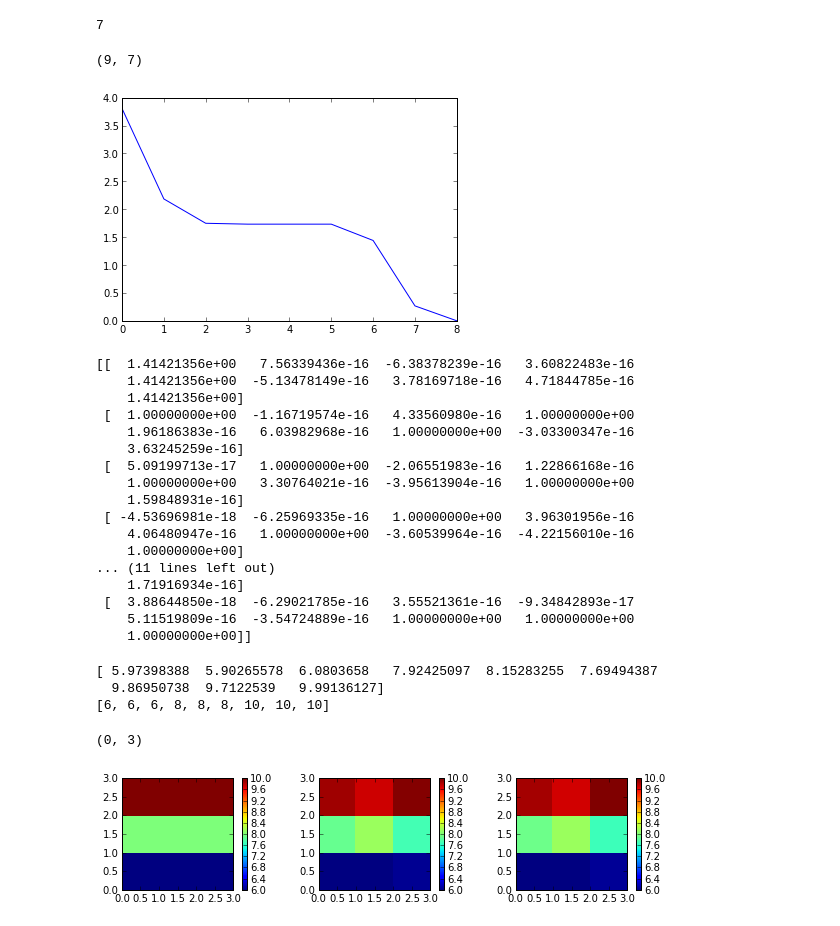
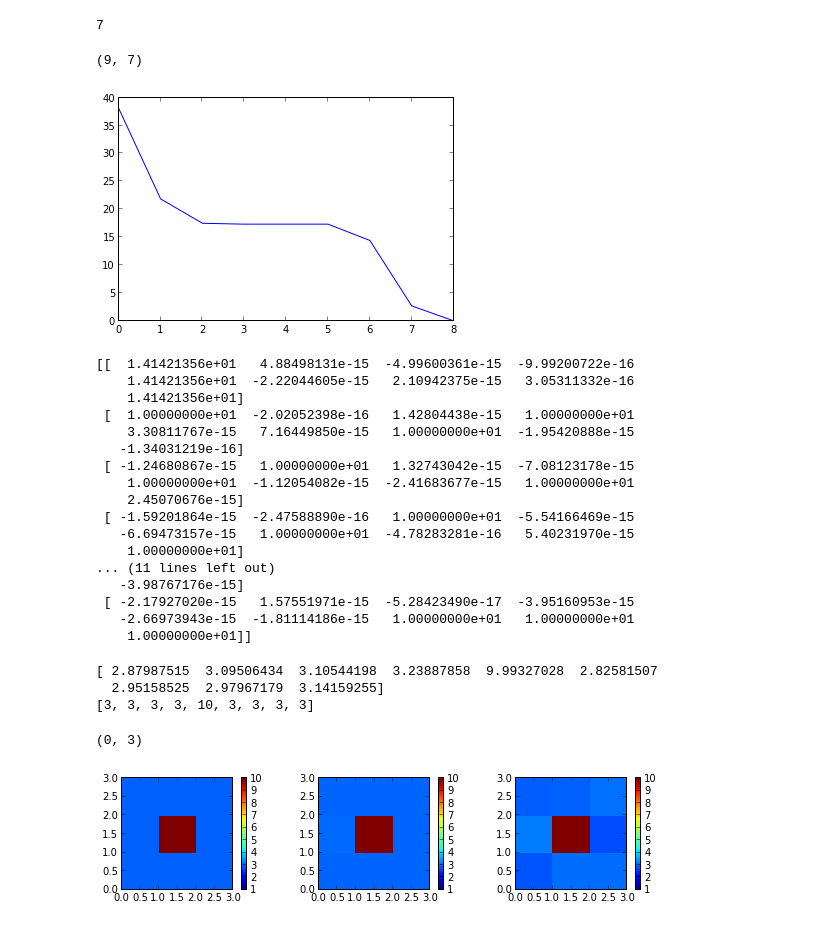
Before and after one commit to dIOGOLOC/cavalo, a Jupyter notebook: Projeto Tomografia.ipynb, the cells around one changed output. Saved outputs shown, nothing was run; the diff lists cells and outputs as text; code cells hidden in the pictures.

```diff
--- a/Projeto Tomografia.ipynb
+++ b/Projeto Tomografia.ipynb
@@ -9,7 +9,7 @@ import numpy as np
 import matplotlib.pyplot as plt
 # %%
 #Sendo pt=parâmetros verdadeiros
-pt=[6,6,6,8,8,8,10,10,10]
+pt=[3,3,3,3,10,3,3,3,3]
 plt.pcolor(np.reshape(pt,(3,3)))
 # %% [output]
 <matplotlib.collections.PolyCollection at 0x...>
@@ -17,13 +17,13 @@ plt.pcolor(np.reshape(pt,(3,3)))
 # %%
 #Declarando as variáveis:
 
-v=1 #Tamanho da Célula
+v=10 #Tamanho da Célula
 e=sqrt(2)
 
 #Preenchendo a matriz sensibilidade (A):
 
 A=np.array([[e*v,0,0,0,e*v,0,0,0,e*v],[v,0,0,v,0,0,v,0,0],[0,v,0,0,v,0,0,v,0],[0,0,v,0,0,v,0,0,v],[0,0,e*v,0,e*v,0,e*v,0,0],[v,v,v,0,0,0,0,0,0],[0.8*v,0,0,0.4*v,1.2*v,0,0,0,1.1*v],[0,0,0,v,v,v,0,0,0],[0,0,0,0,0,0,v,v,v]])
-print(A)
+
 #Matriz Identidade(I):
 
 I=np.identity(len(A))
@@ -33,4 +33,5 @@ I=np.identity(len(A))
 R=np.array([[-1,1,0,0,0,0,0,0,0],[0,1,-1,0,0,0,0,0,0],[0,0,0,1,-1,0,0,0,0],[0,0,0,0,1,-1,0,0,0],[0,0,0,0,0,0,1,-1,0],[0,0,0,0,0,0,0,1,-1],[1,0,0,-1,0,0,0,0,0],[0,1,0,0,-1,0,0,0,0],[0,0,1,0,0,-1,0,0,0],[0,0,0,1,0,0,-1,0,0],[0,0,0,0,1,0,0,-1,0],[0,0,0,0,0,1,0,0,-1]])
 
 W=np.dot(R.T,R)
+print(W)
 # %% [output]
@@ -111,61 +103,61 @@ plt.plot(s)
 print(Vr.shape)
 # %% [output]
 (9, 7)
-[figure, old version]
+[figure, new version]
 # %%
 #Calculando a nova matriz sensibilidade:
 
 Ar=(np.dot(np.dot(U,np.diag(s)),V.T))
 print(Ar)
 # %% [output]
-[[  1.41421356e+00   7.56339436e-16  -6.38378239e-16   3.60822483e-16
-    1.41421356e+00  -5.13478149e-16   3.78169718e-16   4.71844785e-16
-    1.41421356e+00]
- [  1.00000000e+00  -1.16719574e-16   4.33560980e-16   1.00000000e+00
-    1.96186383e-16   6.03982968e-16   1.00000000e+00  -3.03300347e-16
-    3.63245259e-16]
- [  5.09199713e-17   1.00000000e+00  -2.06551983e-16   1.22866168e-16
-    1.00000000e+00   3.30764021e-16  -3.95613904e-16   1.00000000e+00
-    1.59848931e-16]
- [ -4.53696981e-18  -6.25969335e-16   1.00000000e+00   3.96301956e-16
-    4.06480947e-16   1.00000000e+00  -3.60539964e-16  -4.22156010e-16
-    1.00000000e+00]
+[[  1.41421356e+01   4.88498131e-15  -4.99600361e-15  -9.99200722e-16
+    1.41421356e+01  -2.22044605e-15   2.10942375e-15   3.05311332e-16
+    1.41421356e+01]
+ [  1.00000000e+01  -2.02052398e-16   1.42804438e-15   1.00000000e+01
+    3.30811767e-15   7.16449850e-15   1.00000000e+01  -1.95420888e-15
+   -1.34031219e-16]
+ [ -1.24680867e-15   1.00000000e+01   1.32743042e-15  -7.08123178e-15
+    1.00000000e+01  -1.12054082e-15  -2.41683677e-15   1.00000000e+01
+    2.45070676e-15]
+ [ -1.59201864e-15  -2.47588890e-16   1.00000000e+01  -5.54166469e-15
+   -6.69473157e-15   1.00000000e+01  -4.78283281e-16   5.40231970e-15
+    1.00000000e+01]
 ... (11 lines left out)
-    1.71916934e-16]
- [  3.88644850e-18  -6.29021785e-16   3.55521361e-16  -9.34842893e-17
-    5.11519809e-16  -3.54724889e-16   1.00000000e+00   1.00000000e+00
-    1.00000000e+00]]
+   -3.98767176e-15]
+ [ -2.17927020e-15   1.57551971e-15  -5.28423490e-17  -3.95160953e-15
+   -2.66973943e-15  -1.81114186e-15   1.00000000e+01   1.00000000e+01
+    1.00000000e+01]]
 # %%
 #Calculando a regularização através da decomposição em valores singulares:
 
 beta=np.dot(Ur.T,yobs)
 
 ps=sum(Vr[:,i]*sr[i]/(sr[i]**2+ur)*beta[i] for i in xrange(len(sr)))
 print(ps)
 print(pt)
 
 plt.figure(figsize=(10,2))
 plt.subplot(1, 3, 1)
 plt.axis('scaled')
-plt.pcolor(np.reshape(pt,(3,3)),vmin=6,vmax=10)
+plt.pcolor(np.reshape(pt,(3,3)),vmin=1,vmax=10)
 plt.colorbar()
 plt.xlim(0,3)
 plt.ylim(0,3)
 plt.subplot(1, 3, 2)
 plt.axis('scaled')
-plt.pcolor(np.reshape(p,(3,3)),vmin=6,vmax=10)
+plt.pcolor(np.reshape(p,(3,3)),vmin=1,vmax=10)
 plt.colorbar()
 plt.xlim(0,3)
 plt.ylim(0,3)
 plt.subplot(1, 3, 3)
 plt.axis('scaled')
-plt.pcolor(np.reshape(ps,(3,3)),vmin=6,vmax=10)
+plt.pcolor(np.reshape(ps,(3,3)),vmin=1,vmax=10)
 plt.colorbar()
 plt.xlim(0,3)
 plt.ylim(0,3)
 # %% [output]
-[ 5.97398388  5.90265578  6.0803658   7.92425097  8.15283255  7.69494387
-  9.86950738  9.7122539   9.99136127]
-[6, 6, 6, 8, 8, 8, 10, 10, 10]
+[ 2.87987515  3.09506434  3.10544198  3.23887858  9.99327028  2.82581507
+  2.95158525  2.97967179  3.14159255]
+[3, 3, 3, 3, 10, 3, 3, 3, 3]
 (0, 3)
-[figure, old version]
+[figure, new version]
```
Also changed, not shown: parts of 4 cells of this notebook.
